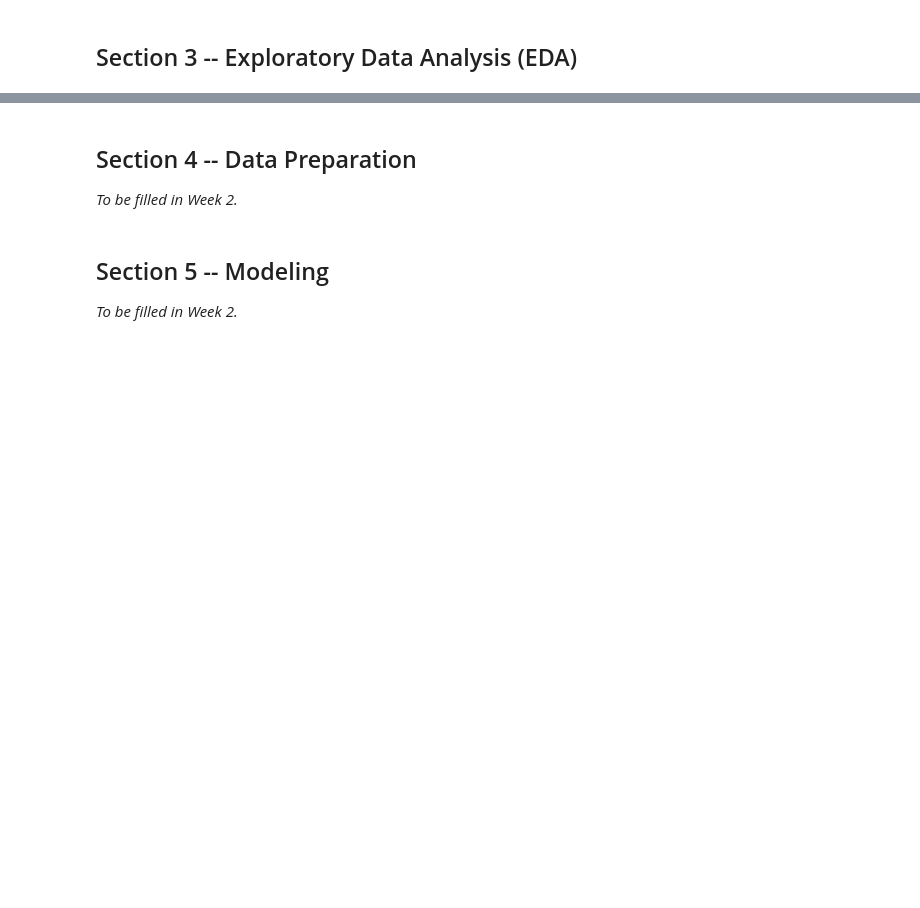
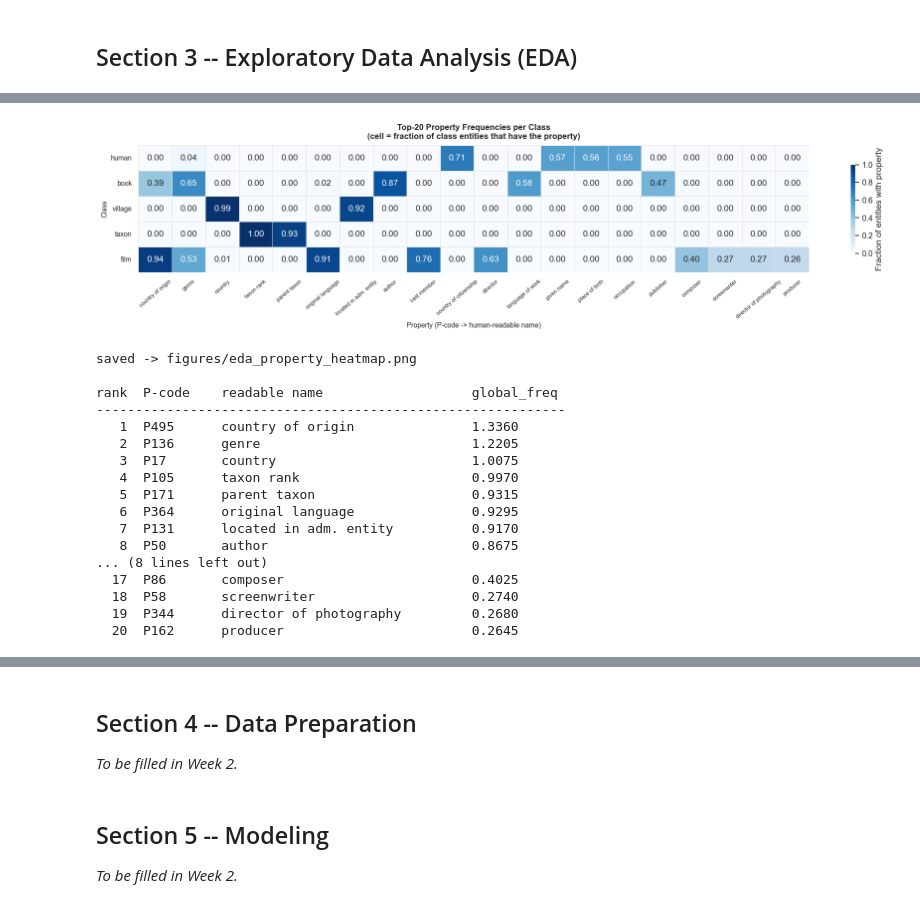
Before and after one commit to group5-iaids/knowledge-graph-classification, a Jupyter notebook: Group5_B_Notebook.ipynb, the cells around one changed output, grey strips where cells are left out. Cells and saved outputs as stored; diff of their text form; code cells hidden in the pictures; blank space fills up the shorter version.

```diff
--- a/Group5_B_Notebook.ipynb
+++ b/Group5_B_Notebook.ipynb
@@ -315,0 +471,67 @@ print('Sparsity analysis -- to be implemented in Week 2')
+# %%
+# ── 3.2 Property Frequency Heatmap (Top-20) ──────────────────────────────────
+freq_matrix  = np.zeros((len(CLASS_ORDER), len(columns)), dtype=np.float32)
+class_to_row = {c: i for i, c in enumerate(CLASS_ORDER)}
+
+for cls, row_idx in class_to_row.items():
+    idx_list = class_indices[cls]
+    sub      = matrix[idx_list, :]
+    col_sums = np.asarray(sub.sum(axis=0)).flatten()
+    freq_matrix[row_idx, :] = col_sums / len(idx_list)
+
+global_freq   = freq_matrix.sum(axis=0)
+top20_col_idx = np.argsort(global_freq)[::-1][:20]
+heat_data     = freq_matrix[:, top20_col_idx]
+top20_pcodes  = [columns[i] for i in top20_col_idx]
+top20_labels  = [prop_names.get(p, p) for p in top20_pcodes]
+top20_labels  = [lbl[:22] + '...' if len(lbl) > 23 else lbl for lbl in top20_labels]
+
+fig, ax = plt.subplots(figsize=(18, 4.5))
+sns.heatmap(
+    heat_data, ax=ax,
+    xticklabels=top20_labels,
+    yticklabels=CLASS_ORDER,
+    annot=True, fmt='.2f',
+    cmap='Blues', vmin=0, vmax=1,
+    linewidths=0.4, linecolor='#e0e0e0',
+    cbar_kws={'label': 'Fraction of entities with property', 'shrink': 0.7}
+)
+ax.set_title(
+    'Top-20 Property Frequencies per Class\n'
+    '(cell = fraction of class entities that have the property)',
+    fontsize=12, fontweight='bold', pad=10
+)
+ax.set_xlabel('Property (P-code -> human-readable name)', fontsize=10)
+ax.set_ylabel('Class', fontsize=10)
+ax.tick_params(axis='x', rotation=40, labelsize=8)
+ax.tick_params(axis='y', rotation=0,  labelsize=10)
+plt.tight_layout()
+fig.savefig('figures/eda_property_heatmap.png', dpi=150, bbox_inches='tight')
+plt.show()
+print('saved -> figures/eda_property_heatmap.png')
+
+print()
+print(f"{'rank':>4}  {'P-code':<8}  {'readable name':<30}  global_freq")
+print('-' * 60)
+for rank, (pidx, pcode) in enumerate(zip(top20_col_idx, top20_pcodes), 1):
+    name = prop_names.get(pcode, '(unknown)')
+    print(f'{rank:>4}  {pcode:<8}  {name:<30}  {global_freq[pidx]:.4f}')
+# %% [output]
+[figure, added]
+saved -> figures/eda_property_heatmap.png
+
+rank  P-code    readable name                   global_freq
+------------------------------------------------------------
+   1  P495      country of origin               1.3360
+   2  P136      genre                           1.2205
+   3  P17       country                         1.0075
+   4  P105      taxon rank                      0.9970
+   5  P171      parent taxon                    0.9315
+   6  P364      original language               0.9295
+   7  P131      located in adm. entity          0.9170
+   8  P50       author                          0.8675
+... (8 lines left out)
+  17  P86       composer                        0.4025
+  18  P58       screenwriter                    0.2740
+  19  P344      director of photography         0.2680
+  20  P162      producer                        0.2645
```
Also changed, not shown: parts of 19 cells of this notebook, 8 other files.
